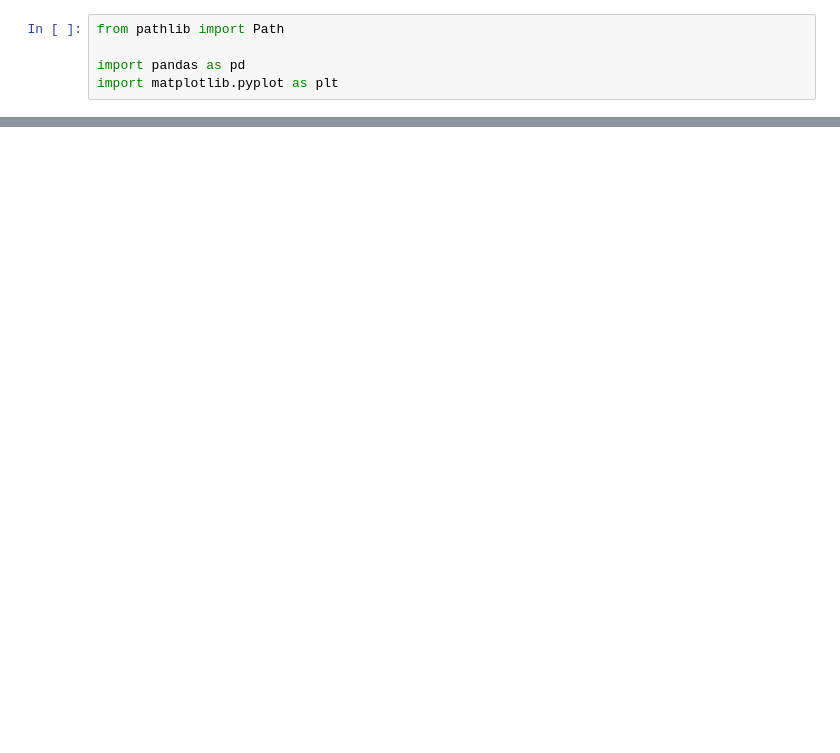
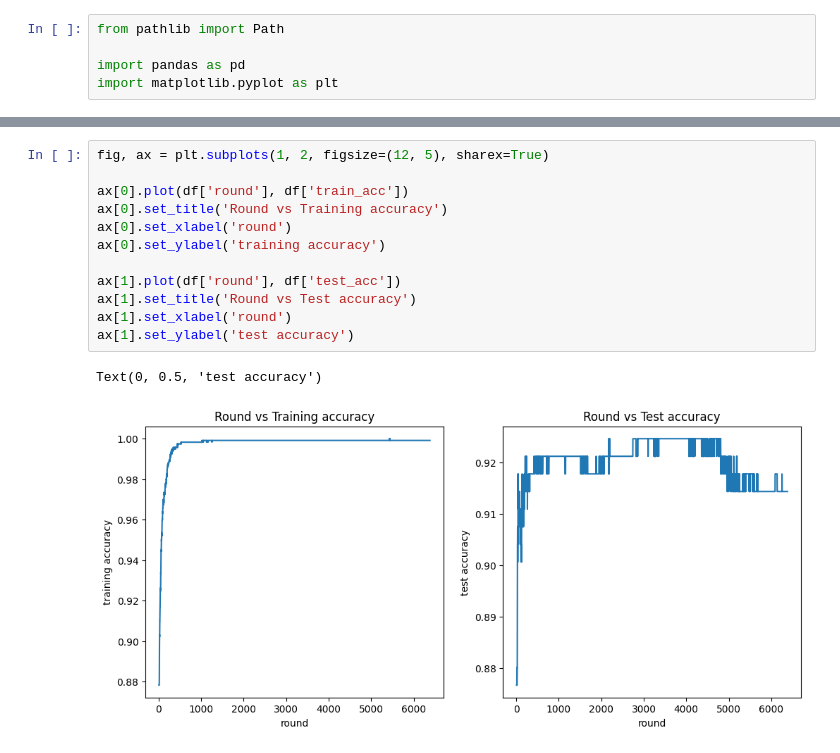
Before and after one commit to CalculatedContent/xgbwwdata, a Jupyter notebook: AnalyzeLongRun.ipynb, the cells around one changed output, grey strips where cells are left out. Saved outputs shown, nothing was run; the diff lists cells and outputs as text; blank space fills up the shorter version.

```diff
--- a/AnalyzeLongRun.ipynb
+++ b/AnalyzeLongRun.ipynb
@@ -37,0 +60,15 @@ plt.show()
+# %%
+fig, ax = plt.subplots(1, 2, figsize=(12, 5), sharex=True)
+
+ax[0].plot(df['round'], df['train_acc'])
+ax[0].set_title('Round vs Training accuracy')
+ax[0].set_xlabel('round')
+ax[0].set_ylabel('training accuracy')
+
+ax[1].plot(df['round'], df['test_acc'])
+ax[1].set_title('Round vs Test accuracy')
+ax[1].set_xlabel('round')
+ax[1].set_ylabel('test accuracy')
+# %% [output]
+Text(0, 0.5, 'test accuracy')
+[figure, added]
```
Also changed, not shown: parts of 5 cells of this notebook.
